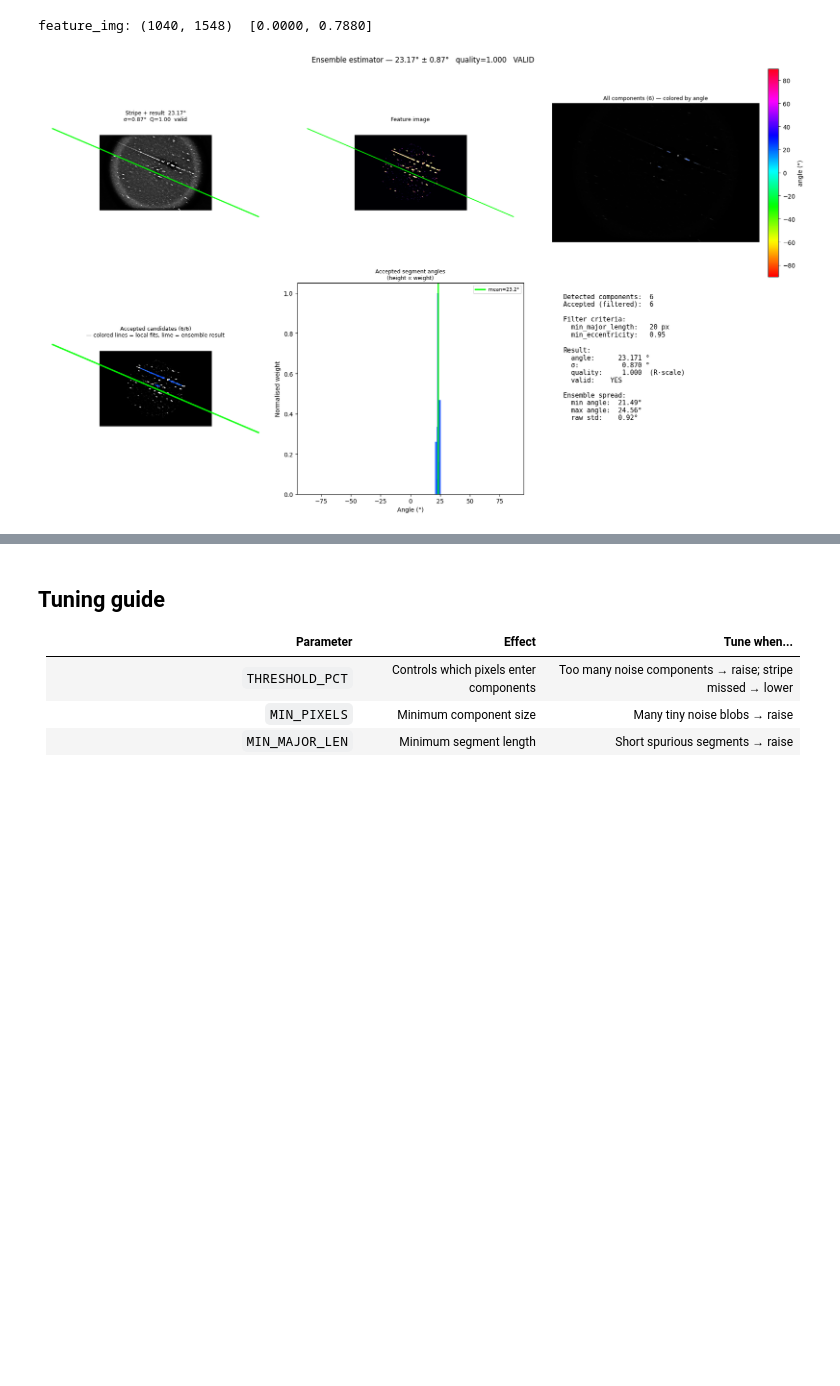
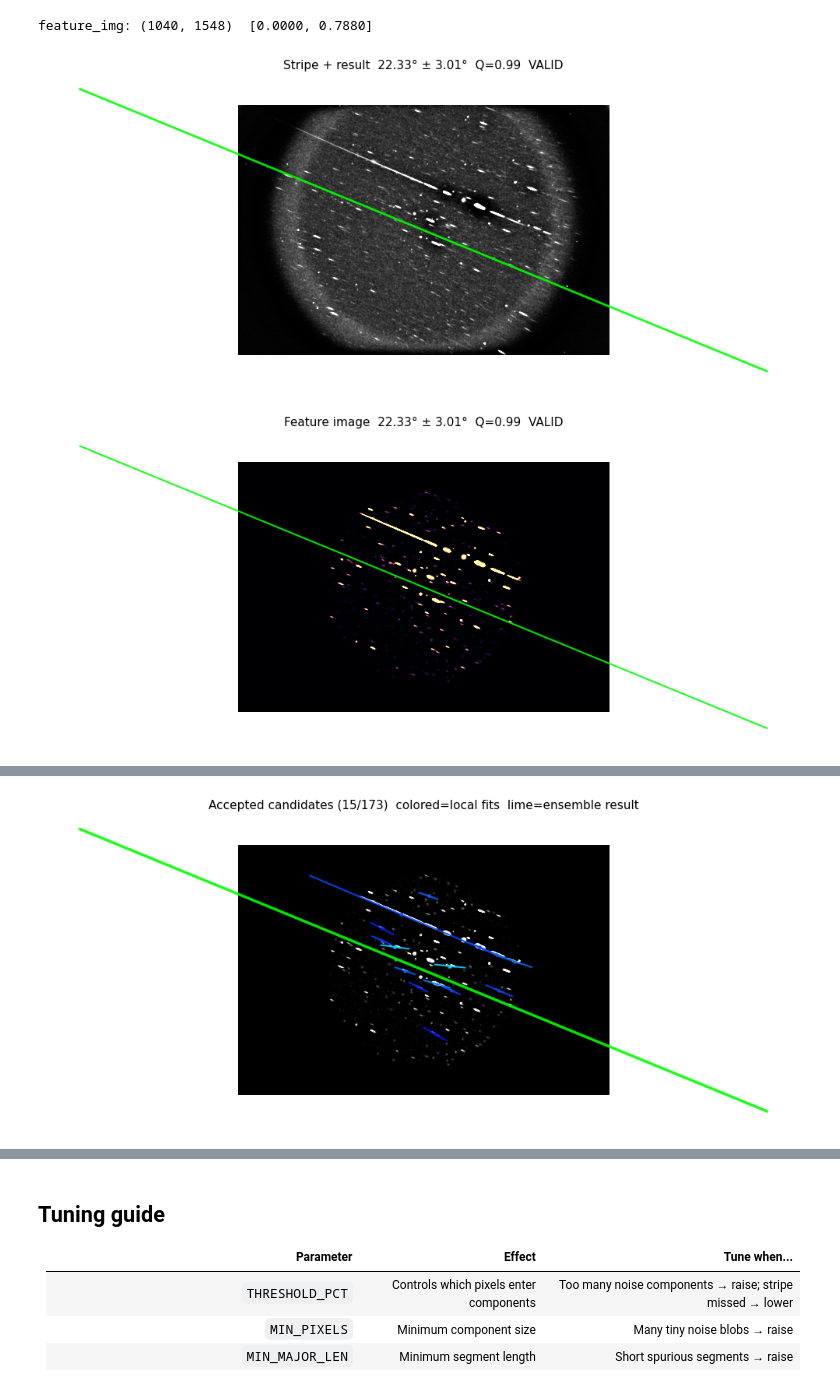
Before and after one commit to dlllonb/tele-img-sim, a Jupyter notebook: notebooks/dev/angle_extraction.ipynb, the cells around one changed output, grey strips where cells are left out. Cells and saved outputs as stored; diff of their text form; code cells hidden in the pictures; blank space fills up the shorter version.

```diff
--- a/notebooks/dev/angle_extraction.ipynb
+++ b/notebooks/dev/angle_extraction.ipynb
@@ -63,27 +63,28 @@ feature_img: (1040, 1548)  [0.0000, 0.7880]
 # %%
 # Cell 5 — run ensemble estimator and inspect
 # Tune parameters here (or in measure_ensemble_lines / show_ensemble_debug) and re-run.
 
-THRESHOLD_PCT   = 99.0   # percentile of nonzero feature values for binary threshold
-MIN_PIXELS      = 200     # minimum component size
-MIN_MAJOR_LEN   = 20.0   # minimum major axis length (px in feature_img domain)
-MIN_ECCENTRICITY= 0.95   # 0=circle, 1=line; reject blobs below this
+THRESHOLD_PCT   = 90.0   # percentile of nonzero feature values for binary threshold
+MIN_PIXELS      = 40     # minimum component size
+MIN_MAJOR_LEN   = 40.0   # minimum major axis length (px in feature_img domain)
+MIN_ECCENTRICITY= 0.9   # 0=circle, 1=line; reject blobs below this
 
 angle_dev.show_ensemble_debug(
     stripe, feature_img, dbg,
     threshold_pct=THRESHOLD_PCT,
     min_pixels=MIN_PIXELS,
     min_major_length=MIN_MAJOR_LEN,
     min_eccentricity=MIN_ECCENTRICITY,
 )
 
 est = angle_dev.measure_ensemble_lines(
     feature_img,
     threshold_pct=THRESHOLD_PCT,
     min_pixels=MIN_PIXELS,
     min_major_length=MIN_MAJOR_LEN,
     min_eccentricity=MIN_ECCENTRICITY,
 )
 print(est)
 # %% [output]
-[figure, old version]
+[figure, new version]
+[figure, added]
@@ -89,0 +92 @@ print(est)
+[figure, added]
```
Also changed, not shown: parts of 1 cell of this notebook, 1 other file.
